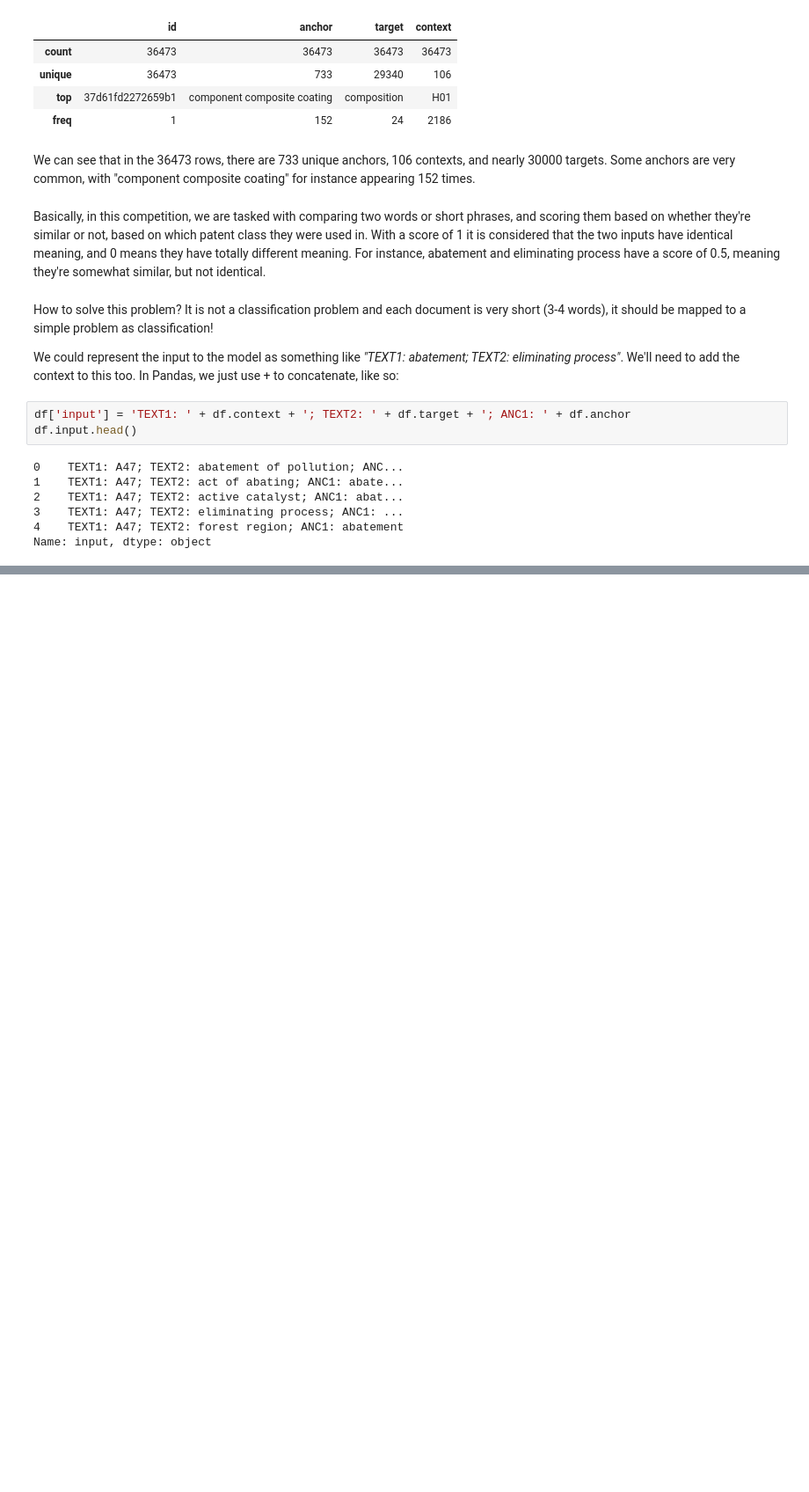
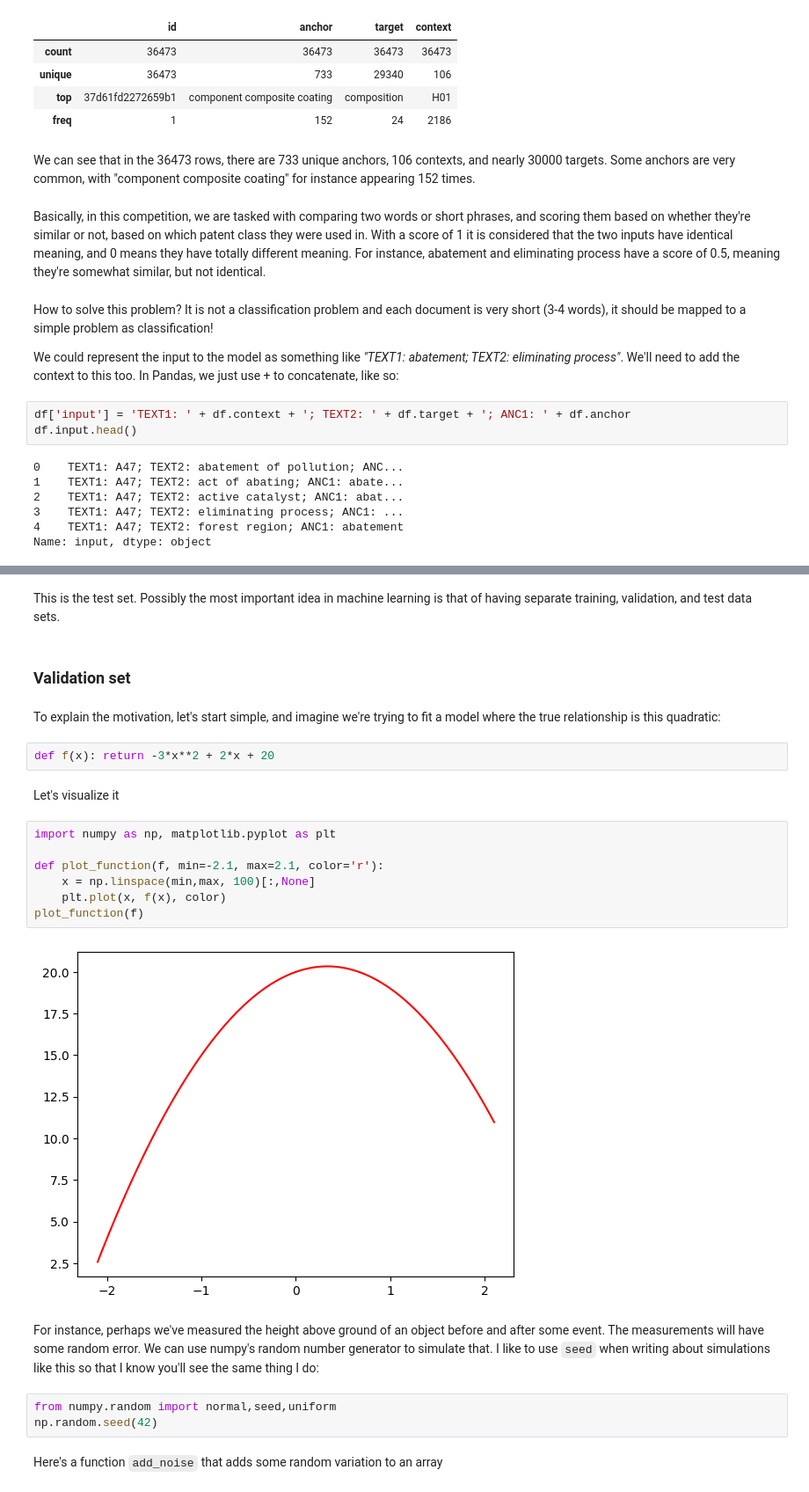
Before and after one commit to conti748/fastbook, a Jupyter notebook: 04_natural_language/lesson.ipynb, the cells around one changed output, grey strips where cells are left out. Shown: that part at 88% size. Drawn from its saved outputs; the diff is of its cells as text; blank space fills up the shorter version.

```diff
--- a/04_natural_language/lesson.ipynb
+++ b/04_natural_language/lesson.ipynb
@@ -148,0 +295,26 @@ Name: input, dtype: object
+# %% [markdown]
+This is the test set. Possibly the most important idea in machine learning is that of having separate training, validation, and test data sets.
+# %% [markdown]
+### Validation set
+# %% [markdown]
+To explain the motivation, let's start simple, and imagine we're trying to fit a model where the true relationship is this quadratic:
+# %%
+def f(x): return -3*x**2 + 2*x + 20
+# %% [markdown]
+Let's visualize it
+# %%
+import numpy as np, matplotlib.pyplot as plt
+
+def plot_function(f, min=-2.1, max=2.1, color='r'):
+    x = np.linspace(min,max, 100)[:,None]
+    plt.plot(x, f(x), color)
+plot_function(f)
+# %% [output]
+[figure, added]
+# %% [markdown]
+For instance, perhaps we've measured the height above ground of an object before and after some event. The measurements will have some random error. We can use numpy's random number generator to simulate that. I like to use ``seed`` when writing about simulations like this so that I know you'll see the same thing I do:
+# %%
+from numpy.random import normal,seed,uniform
+np.random.seed(42)
+# %% [markdown]
+Here's a function ``add_noise`` that adds some random variation to an array
```
Also changed, not shown: parts of 80 cells of this notebook, 3 other files.
